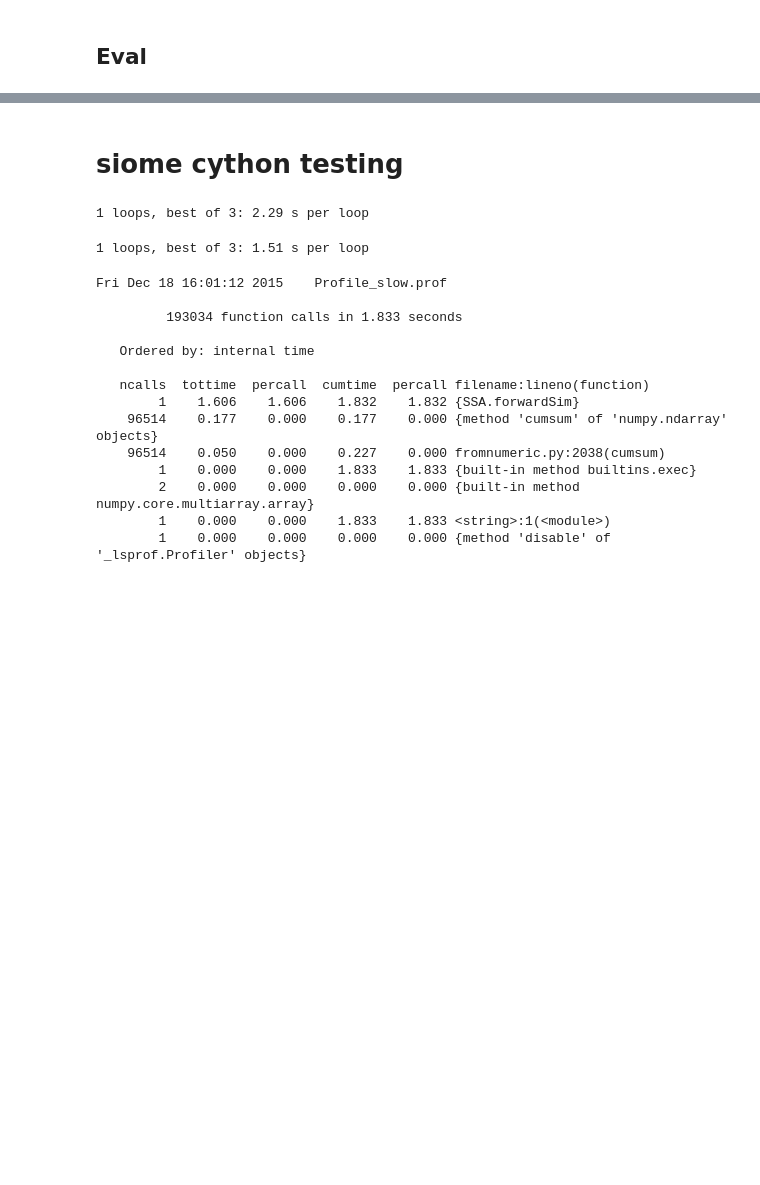
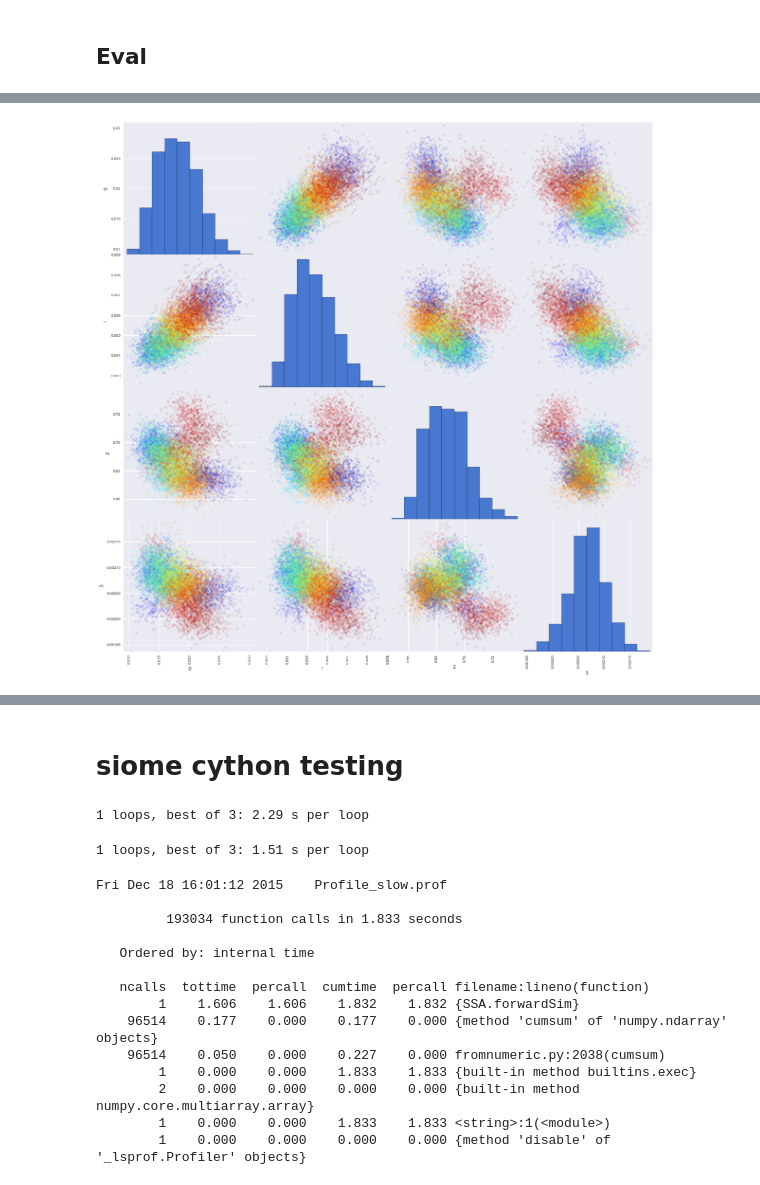
Before and after one commit to redst4r/particleFilter, a Jupyter notebook: ParticleFiltering.ipynb, the cells around one changed output, grey strips where cells are left out. Cells and saved outputs as stored; diff of their text form; code cells hidden in the pictures; blank space fills up the shorter version.

```diff
--- a/ParticleFiltering.ipynb
+++ b/ParticleFiltering.ipynb
@@ -127,7 +146,9 @@ print(q.alpha/q.beta, q.state, w)
 # %%
-nParticles = 100
-populationsA = GammaParticleFilter(nParticles,observedTrajectory=traj[:3], VERBOSE=True)
+nParticles = 1000
+populationsA = GammaParticleFilter(nParticles,observedTrajectory=traj, VERBOSE=True,nCores=2)
 #populationsB = GammaParticleFilter(nParticles,observedTrajectory=traj2, VERBOSE=True)
+import pickle
+pickle.dump((populationsA, traj), open('/home/icb/michael.strasser/particleFiltering.pkl','wb'))
 # %% [output]
 Population  1
 going paralell
@@ -145,3 +170,5 @@ update_particle_population(populationsA[0], dt, traj[1][1])
+# %%
+populationsA, traj = pickle.load(open('particleFiltering.pkl','rb'))
 # %% [markdown]
 ## Eval
 # %%
@@ -157,4 +179,25 @@ bottom=150.1, top=150.1
 # %%
 populations = populationsA
+# %%
+def plot_posterior_rates(population, nParticles):
+    """a particle encodes a whole distrinbution over rates
+    hence sample from this distribution to get the posterior over the rates"""
+
+    samples_per_particle = 100
+    ratesSamples = []
+    colors = []
+    for i, particle in enumerate(population.sample_from_population_generator(nParticles)):
+        #sample the rates n tims from this distribution the particle encodes
+        q = [particle.sampleRates(1) for i in range(samples_per_particle)]
+        w = [i for j in range(samples_per_particle)]
+        ratesSamples.append(q)
+        colors.append(w)
+    ratesSamples = np.vstack(ratesSamples)
+    colors = np.vstack(colors)
+
+    df = pd.DataFrame(ratesSamples)
+    pd.scatter_matrix(df,figsize=[20,20],marker='x',c=colors, cmap = cm.jet)
 # %%
-plot_posterior_rates(populations[-1], 100)
+plot_posterior_rates(populations[10], 100)
+# %% [output]
+[figure, added]
```
Also changed, not shown: parts of 18 cells of this notebook, 5 other files.
